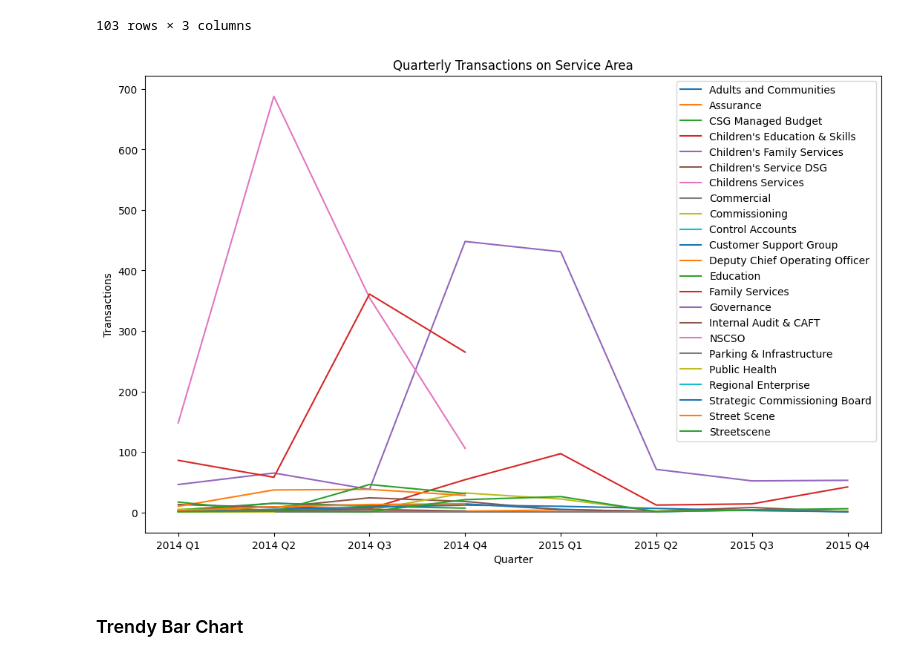
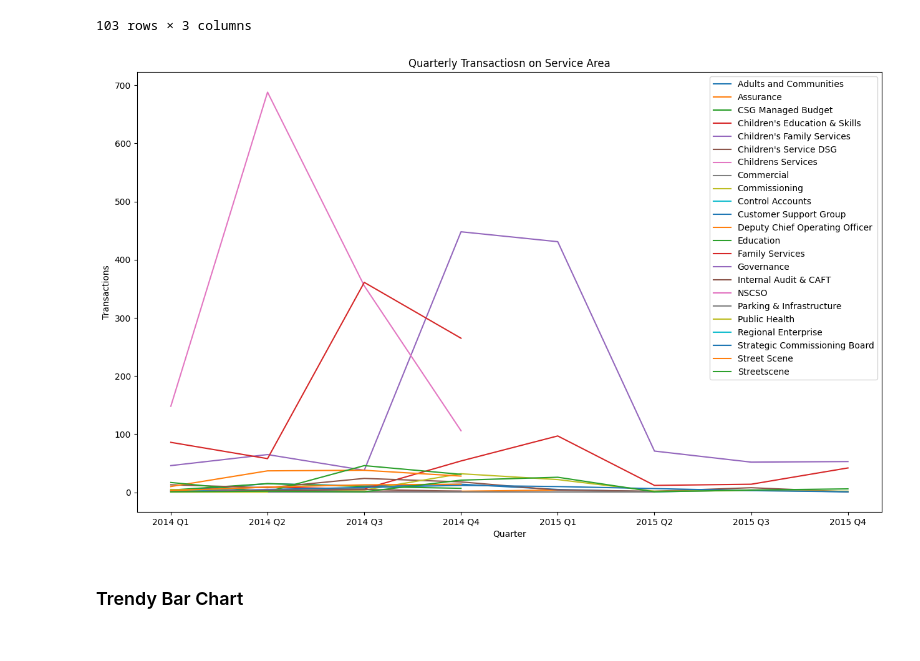
Before and after one commit to rachit-bhatt/Barnet-Borough-Credit-Card-Insights, a Jupyter notebook: Barnet Borough Credit Card Insights.ipynb, the cells around one changed output. Cells and saved outputs as stored; diff of their text form; code cells hidden in the pictures.

```diff
--- a/Barnet Borough Credit Card Insights.ipynb
+++ b/Barnet Borough Credit Card Insights.ipynb
@@ -249,8 +248,7 @@ pcd.fix_feature_names(new_feature_names = [
 pcd.data[3].rename({
     'Merchant Name' : 'Creditor',
     'Posting Date' : 'Journal Date',
-    'Transaction Amount' : 'Total',
-    'Merchant Name' : 'Account Description'
+    'Transaction Amount' : 'Total'
 }, axis = 1, inplace = True)
 
 pcd.data[3].columns
@@ -377,25 +375,28 @@ transactions
 # %%
 # Chart Resolution: 1280 x 800p
 plt.figure(figsize = (12.8, 8))
 
 # Creating a visualization.
 for areas in transactions['Service Area'].unique():
     areas_data = transactions[transactions['Service Area'] == areas]
     quarters = [areas_data.quarter]
     plt.plot([quarter.strftime('%Y Q%q') for quarter in areas_data.quarter], areas_data.transaction_count, label = areas)
 
 # Chart Decoration.
 plt.legend()
 
 plt.xlabel('Quarter')
 plt.ylabel('Transactions')
 
-plt.title('Quarterly Transactions on Service Area')
+plt.title('Quarterly Transactiosn on Service Area')
+
+# Improving Layout.
+plt.tight_layout()
 
 # Display the Chart.
 plt.show()
 # %% [output]
-[figure, old version]
+[figure, new version]
 # %% [markdown]
 ### Trendy Bar Chart
 # %%
```
Also changed, not shown: parts of 11 cells of this notebook.
